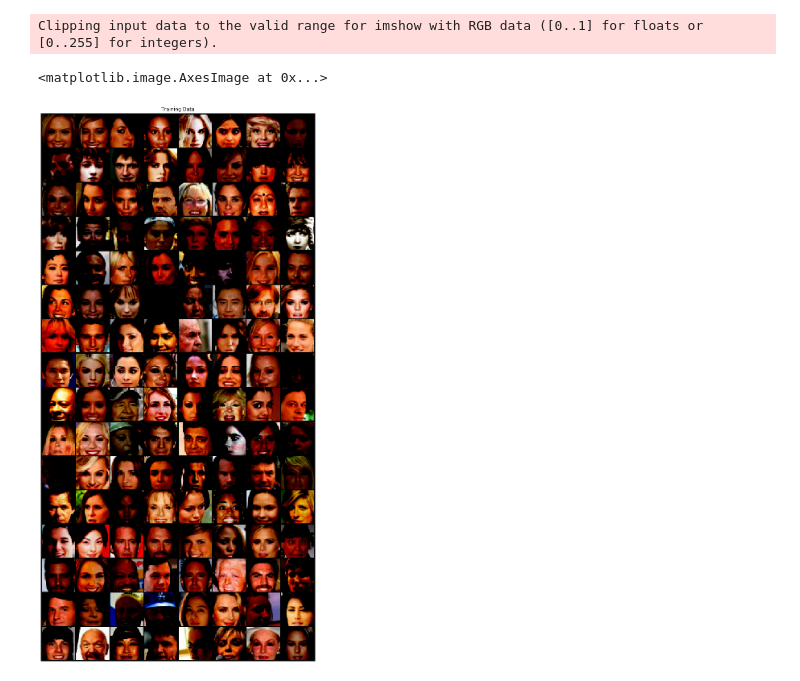
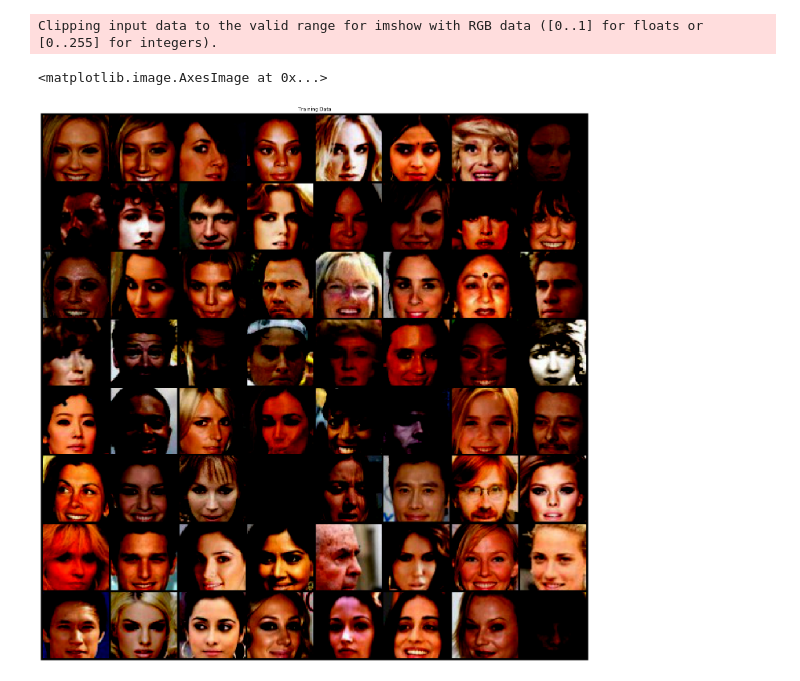
Before and after one commit to martinoywa/creative-gan, a Jupyter notebook: dcgan_new.ipynb, the cells around one changed output. Cells and saved outputs as stored; diff of their text form; code cells hidden in the pictures.

```diff
--- a/dcgan_new.ipynb
+++ b/dcgan_new.ipynb
@@ -22,6 +33,6 @@ Random Seed: 999
 # %%
 # the path to the root of the dataset folder
-dataroot = 'processed-celeba-small/processed_celeba_small/celeba/'
+dataroot = 'processed_celeba_small/celeba/'
 # the number of worker threads for loading the data with the DataLoader
 workers = 2
 # the batch size used in training. 128 from DCGAN paper
@@ -32,17 +43,22 @@ image_size = 64
 nc = 3
 #  length of latent vector z
 nz = 100
-# relates to the depth of feature maps carried through the generator
-gconvf = 64
-# relates to the depth of feature maps carried through the discriminator
-dconvf = 64
-# number of training epochs to run. Training for longer will probably lead to better results but will also take much longer
-num_epochs = 5
-# learning rate for training. As described in the DCGAN paper, this number should be 0.0002
+# Size of feature maps in generator
+ngf = 64
+# Size of feature maps in discriminator
+ndf = 64
+# Number of training epochs
+num_epochs = 45
+# Learning rate for optimizers
 lr = 0.0002
-# beta1 hyperparameter for Adam optimizers. As described in paper, this number should be 0.5
+# Beta1 hyperparam for Adam optimizers
 beta1 = 0.5
+# Number of GPUs available. Use 0 for CPU mode.
+ngpu = 1
 # %%
+# Decide which device we want to run on
+device = torch.device("cuda:0" if (torch.cuda.is_available() and ngpu > 0) else "cpu")
+
 def dataloader(data, batch_size, image_size, workers):
     # transforms
     transform = transforms.Compose([
@@ -52,7 +68,7 @@ def dataloader(data, batch_size, image_size, workers):
         transforms.Normalize((0.5, 0.5, 0.5), (0.5, 0.5, 0.5))
     ])
     # create dataset
-    dataset = dsets.ImageFolder(
+    dataset = dset.ImageFolder(
         root=data,
         transform=transform,
     )
@@ -66,14 +82,14 @@ imageloader = dataloader(dataroot, batch_size, image_size, workers)
 # %%
 # visualizing real data
 real_batch = next(iter(imageloader))
 plt.figure(figsize=(25,25))
 plt.axis("off")
 plt.title("Training Data")
-plt.imshow(np.transpose(utils.make_grid(real_batch[0], padding=2),(1,2,0)))
+plt.imshow(np.transpose(utils.make_grid(real_batch[0].to(device)[:64], padding=2).cpu(), (1,2,0)))
 # %% [output]
 Clipping input data to the valid range for imshow with RGB data ([0..1] for floats or [0..255] for integers).
 <matplotlib.image.AxesImage at 0x...>
-[figure, old version]
+[figure, new version]
 # %%
 # weight initialization
 def weights_init(m):
```
Also changed, not shown: parts of 12 cells of this notebook.
